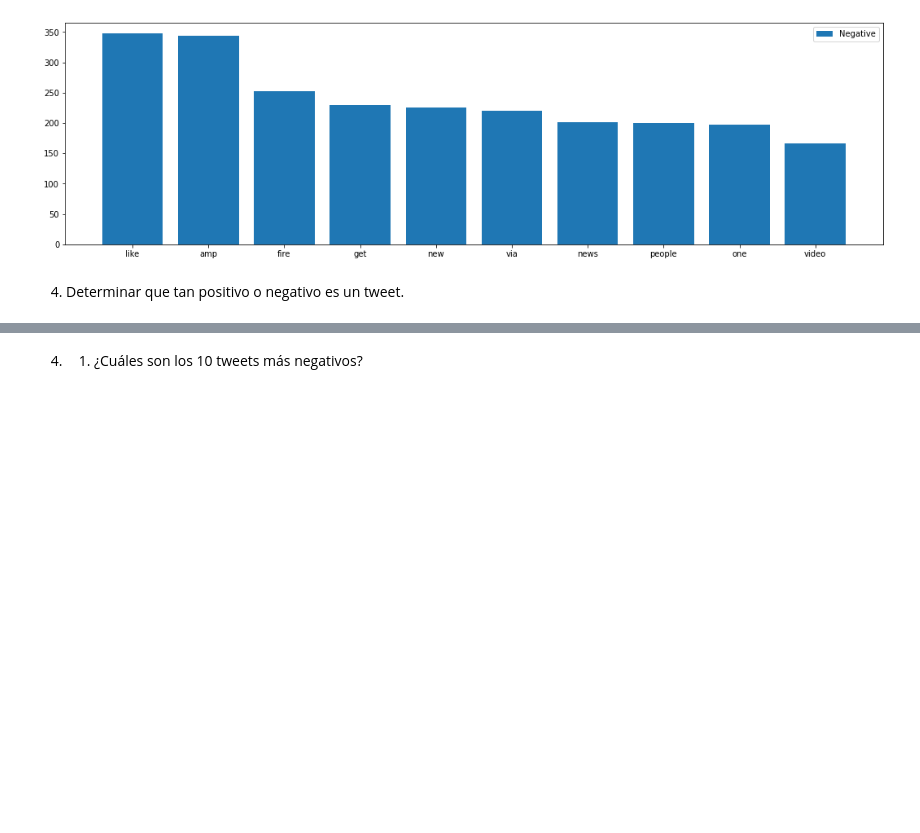
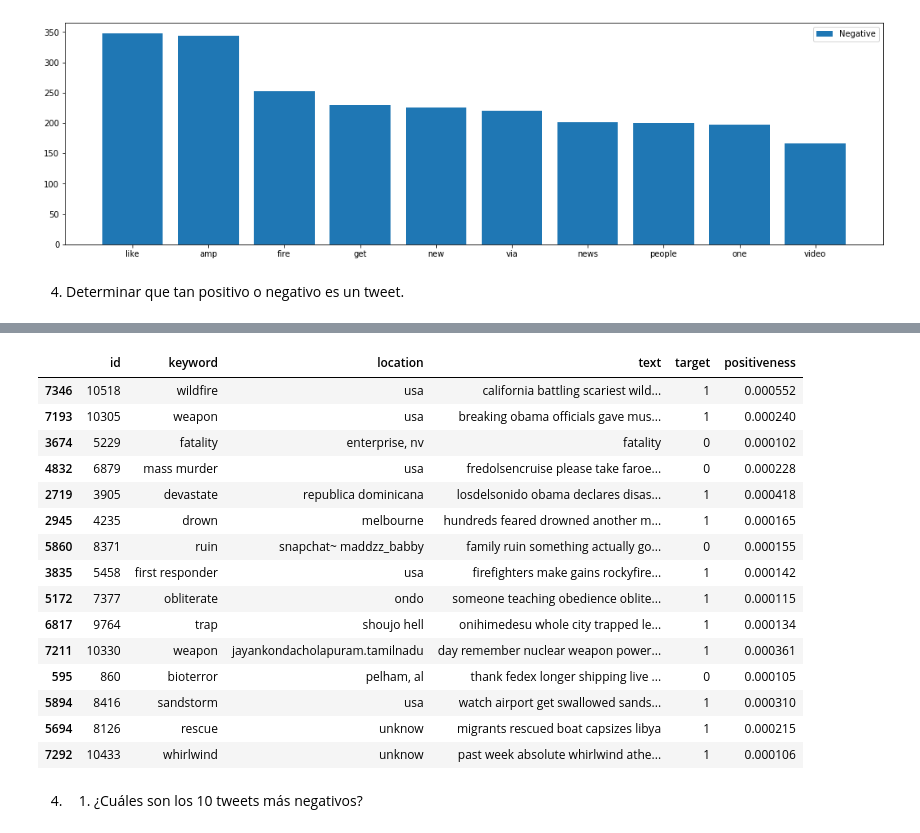
Before and after one commit to lauratamath/HDT5_Data, a Jupyter notebook: HDT5.ipynb, the cells around one changed output, grey strips where cells are left out. Cells and saved outputs as stored; diff of their text form; code cells hidden in the pictures; blank space fills up the shorter version.

```diff
--- a/HDT5.ipynb
+++ b/HDT5.ipynb
@@ -626,2 +626,48 @@ killed ->  0.07679870654810024
+# %%
+testinTrain = train.copy() # inOrder not to modifiy original
+
+testinTrain["positiveness"] = 0
+
+currentIndex = 0
+
+for tweet in testinTrain["text"]:
+  wordCollection = tweet.split()
+  tweetPositiveness = 0
+  totalOcurrences = 0
+
+  for item in wordCollection:
+    if totPosNegWords.count(item) > 0:
+      wordInd = totPosNegWords.index(item)
+      tweetPositiveness += totPositiveness[wordInd]
+      totalOcurrences += 1
+
+  # Divide by the total occurrences to maintain the value within the same range [-1, 1]
+  if totalOcurrences > 0:
+    tweetPositiveness /= totalOcurrences
+
+  testinTrain.at[currentIndex, "positiveness"] = tweetPositiveness
+
+  currentIndex += 1
+
+# Show values significant to certain theta value
+theta = 0.0001
+testinTrain[(testinTrain["positiveness"] > theta) | (testinTrain["positiveness"] < -theta)].sample(15)
+# %% [output]
+|  | id | keyword | location | text | target | positiveness |
+| 7346 | 10518 | wildfire | usa | california battling scariest wild... | 1 | 0.000552 |
+| 7193 | 10305 | weapon | usa | breaking obama officials gave mus... | 1 | 0.000240 |
+| 3674 | 5229 | fatality | enterprise, nv | fatality | 0 | 0.000102 |
+| 4832 | 6879 | mass murder | usa | fredolsencruise please take faroe... | 0 | 0.000228 |
+| 2719 | 3905 | devastate | republica dominicana | losdelsonido obama declares disas... | 1 | 0.000418 |
+| 2945 | 4235 | drown | melbourne | hundreds feared drowned another m... | 1 | 0.000165 |
+| 5860 | 8371 | ruin | snapchat~ maddzz_babby | family ruin something actually go... | 0 | 0.000155 |
+| 3835 | 5458 | first responder | usa | firefighters make gains rockyfire... | 1 | 0.000142 |
+| 5172 | 7377 | obliterate | ondo | someone teaching obedience oblite... | 1 | 0.000115 |
+| 6817 | 9764 | trap | shoujo hell | onihimedesu whole city trapped le... | 1 | 0.000134 |
+| 7211 | 10330 | weapon | jayankondacholapuram.tamilnadu | day remember nuclear weapon power... | 1 | 0.000361 |
+| 595 | 860 | bioterror | pelham, al | thank fedex longer shipping live ... | 0 | 0.000105 |
+| 5894 | 8416 | sandstorm | usa | watch airport get swallowed sands... | 1 | 0.000310 |
+| 5694 | 8126 | rescue | unknow | migrants rescued boat capsizes libya | 1 | 0.000215 |
+| 7292 | 10433 | whirlwind | unknow | past week absolute whirlwind athe... | 1 | 0.000106 |
 # %% [markdown]
 4. 1. ¿Cuáles son los 10 tweets más negativos?
```
Also changed, not shown: parts of 3 cells of this notebook.
